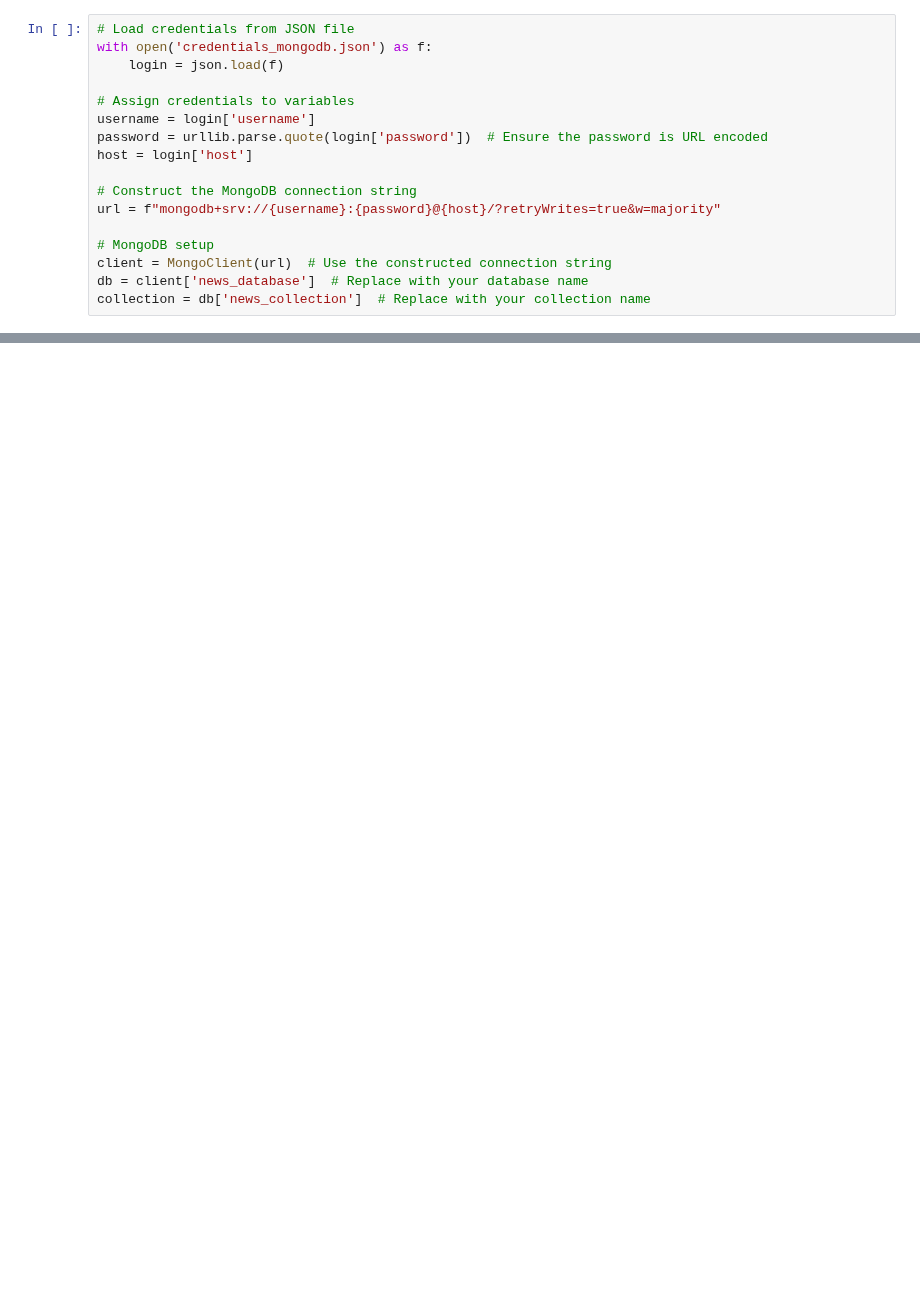
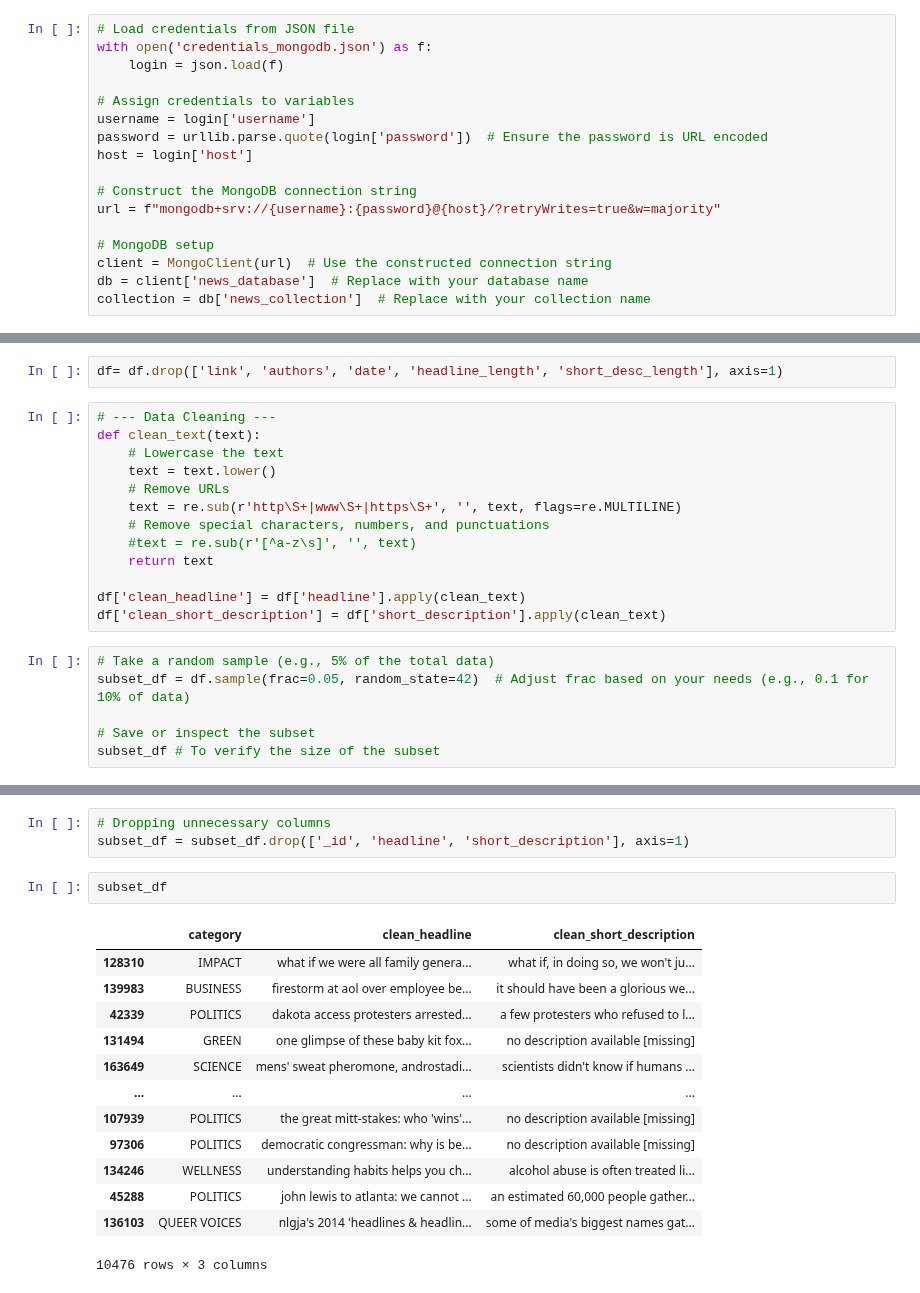
Before and after one commit to Tannee-Siddique/News-category-classification, a Jupyter notebook: Notebooks/Models/model.ipynb, the cells around one changed output, grey strips where cells are left out. Saved outputs shown, nothing was run; the diff lists cells and outputs as text; blank space fills up the shorter version.

```diff
--- a/Notebooks/Models/model.ipynb
+++ b/Notebooks/Models/model.ipynb
@@ -63,0 +207,21 @@ InsertManyResult([ObjectId('6706b7e97424b08e25a00d5a'), ObjectId('6706b7e97424b0
+# %%
+df= df.drop(['link', 'authors', 'date', 'headline_length', 'short_desc_length'], axis=1)
+# %%
+# --- Data Cleaning ---
+def clean_text(text):
+    # Lowercase the text
+    text = text.lower()
+    # Remove URLs
+    text = re.sub(r'http\S+|www\S+|https\S+', '', text, flags=re.MULTILINE)
+    # Remove special characters, numbers, and punctuations
+    #text = re.sub(r'[^a-z\s]', '', text)
+    return text
+
+df['clean_headline'] = df['headline'].apply(clean_text)
+df['clean_short_description'] = df['short_description'].apply(clean_text)
+# %%
+# Take a random sample (e.g., 5% of the total data)
+subset_df = df.sample(frac=0.05, random_state=42)  # Adjust frac based on your needs (e.g., 0.1 for 10% of data)
+
+# Save or inspect the subset
+subset_df # To verify the size of the subset
@@ -63,0 +260,19 @@ InsertManyResult([ObjectId('6706b7e97424b08e25a00d5a'), ObjectId('6706b7e97424b0
+# %%
+# Dropping unnecessary columns
+subset_df = subset_df.drop(['_id', 'headline', 'short_description'], axis=1)
+# %%
+subset_df
+# %% [output]
+|  | category | clean_headline | clean_short_description |
+| 128310 | IMPACT | what if we were all family genera... | what if, in doing so, we won't ju... |
+| 139983 | BUSINESS | firestorm at aol over employee be... | it should have been a glorious we... |
+| 42339 | POLITICS | dakota access protesters arrested... | a few protesters who refused to l... |
+| 131494 | GREEN | one glimpse of these baby kit fox... | no description available [missing] |
+| 163649 | SCIENCE | mens' sweat pheromone, androstadi... | scientists didn't know if humans ... |
+| ... | ... | ... | ... |
+| 107939 | POLITICS | the great mitt-stakes: who 'wins'... | no description available [missing] |
+| 97306 | POLITICS | democratic congressman: why is be... | no description available [missing] |
+| 134246 | WELLNESS | understanding habits helps you ch... | alcohol abuse is often treated li... |
+| 45288 | POLITICS | john lewis to atlanta: we cannot ... | an estimated 60,000 people gather... |
+| 136103 | QUEER VOICES | nlgja's 2014 'headlines & headlin... | some of media's biggest names gat... |
+10476 rows × 3 columns
```
Also changed, not shown: parts of 38 cells of this notebook, 2 other files.
